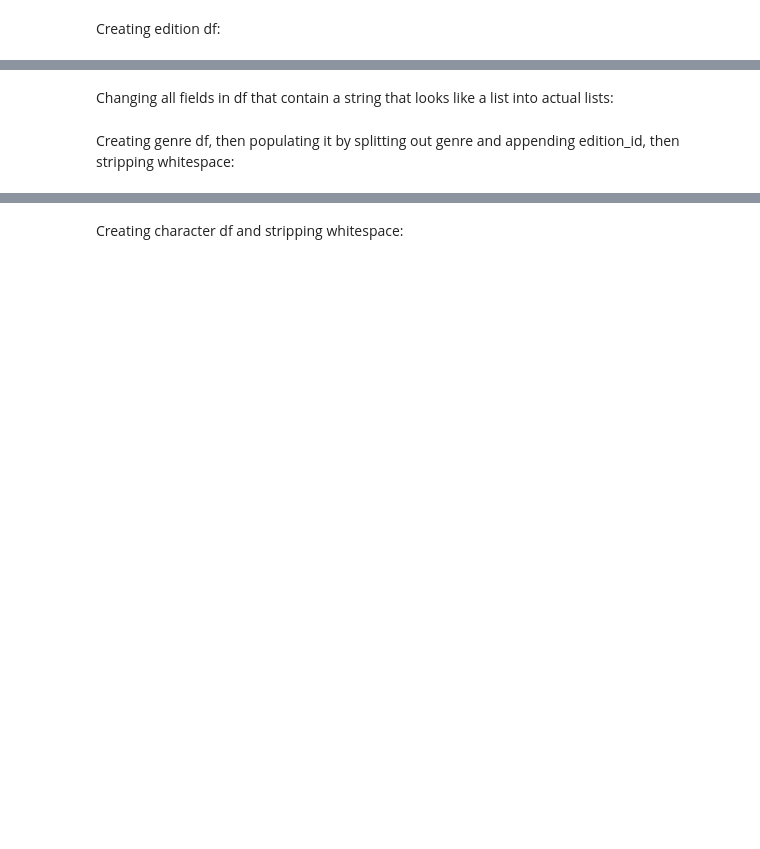
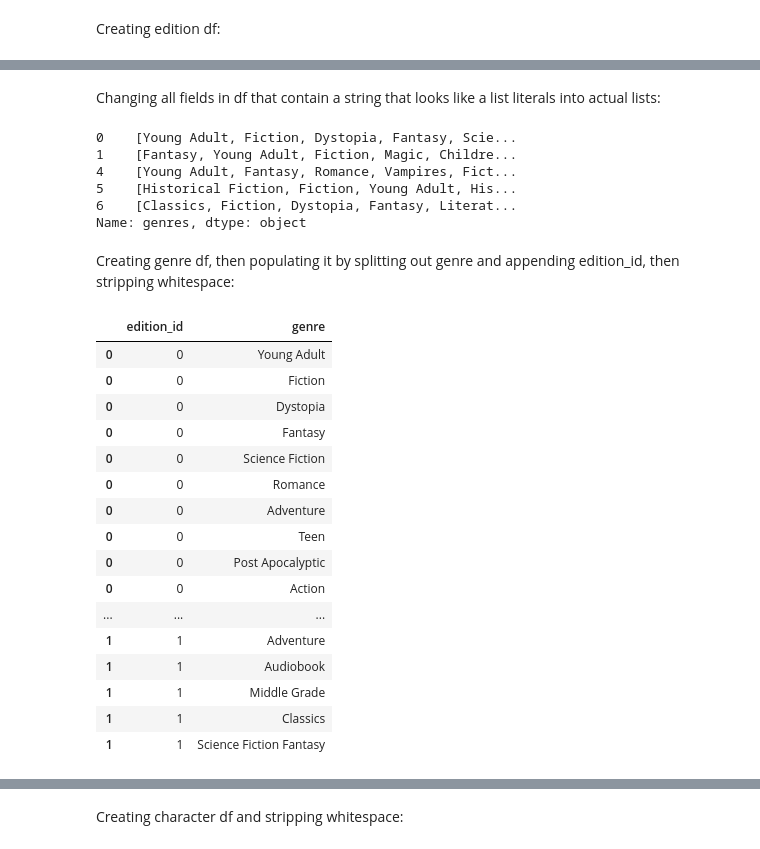
Before and after one commit to codeslp/books_db, a Jupyter notebook: src/books_db.ipynb, the cells around one changed output, grey strips where cells are left out. Saved outputs shown, nothing was run; the diff lists cells and outputs as text; code cells hidden in the pictures; blank space fills up the shorter version.

```diff
--- a/src/books_db.ipynb
+++ b/src/books_db.ipynb
@@ -252,4 +401,4 @@ edition_df.head()
 # %% [markdown]
-Changing all fields in df that contain a string that looks like a list into actual lists:
+Changing all fields in df that contain a string that looks like a list literals into actual lists:
 # %%
 cols = ['genres', 'characters', 'awards', 'ratingsByStars', 'setting']
@@ -258,2 +407,11 @@ df.update(pd.DataFrame(converted_cols))
+# %%
+df["genres"].head()
+# %% [output]
+0    [Young Adult, Fiction, Dystopia, Fantasy, Scie...
+1    [Fantasy, Young Adult, Fiction, Magic, Childre...
+4    [Young Adult, Fantasy, Romance, Vampires, Fict...
+5    [Historical Fiction, Fiction, Young Adult, His...
+6    [Classics, Fiction, Dystopia, Fantasy, Literat...
+Name: genres, dtype: object
 # %% [markdown]
 Creating genre df, then populating it by splitting out genre and appending edition_id, then stripping whitespace:
@@ -271,3 +427,23 @@ genre_df = create_genre_df(df)
+# %%
+genre_df.head(20)
+# %% [output]
+|  | edition_id | genre |
+| 0 | 0 | Young Adult |
+| 0 | 0 | Fiction |
+| 0 | 0 | Dystopia |
+| 0 | 0 | Fantasy |
+| 0 | 0 | Science Fiction |
+| 0 | 0 | Romance |
+| 0 | 0 | Adventure |
+| 0 | 0 | Teen |
+| 0 | 0 | Post Apocalyptic |
+| 0 | 0 | Action |
+| ... | ... | ... |
+| 1 | 1 | Adventure |
+| 1 | 1 | Audiobook |
+| 1 | 1 | Middle Grade |
+| 1 | 1 | Classics |
+| 1 | 1 | Science Fiction Fantasy |
 # %%
 genre_df.head(20)
 # %% [output]
```
Also changed, not shown: parts of 34 cells of this notebook, 1 other file.
